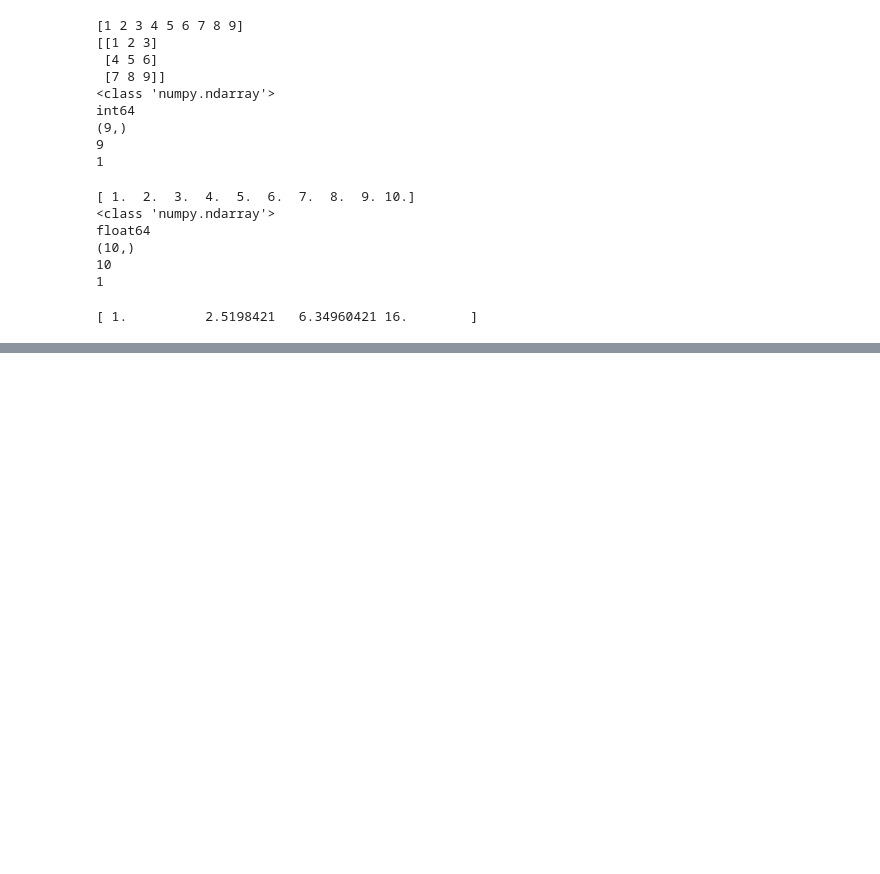
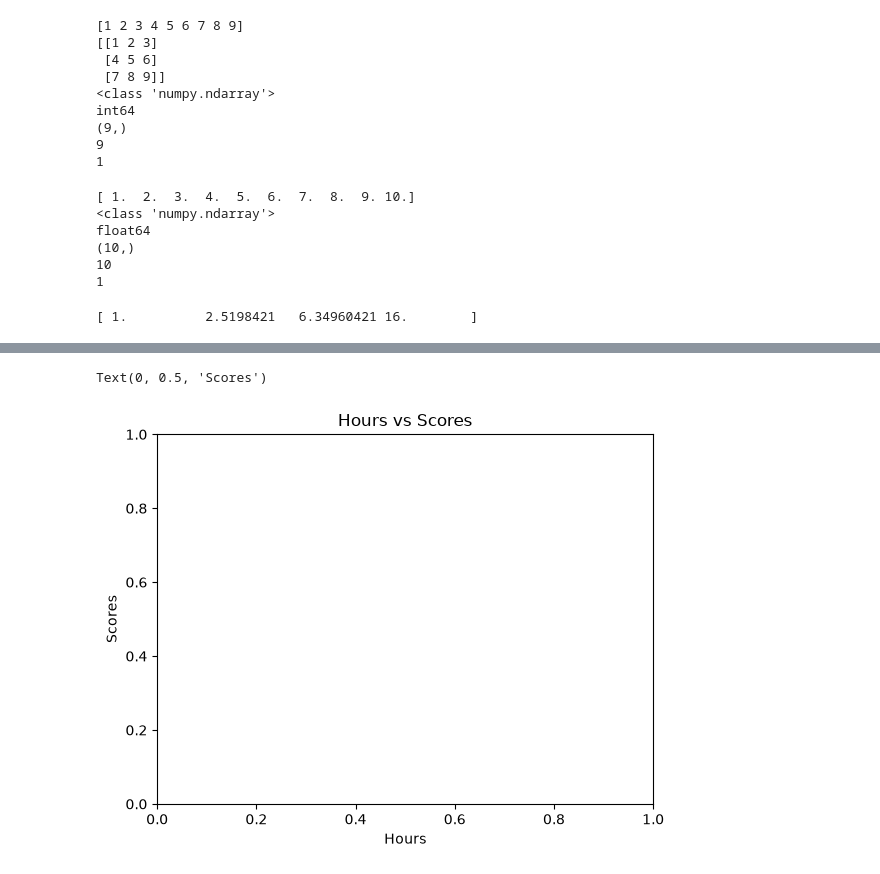
Before and after one commit to OmarFaruk097/python-for-AI-ML, a Jupyter notebook: python-basics.ipynb, the cells around one changed output, grey strips where cells are left out. Drawn from its saved outputs; the diff is of its cells as text; code cells hidden in the pictures; blank space fills up the shorter version.

```diff
--- a/python-basics.ipynb
+++ b/python-basics.ipynb
@@ -699,0 +970,7 @@ print(arr)
+# %%
+plt.title("Hours vs Scores")
+plt.xlabel("Hours")
+plt.ylabel("Scores")
+# %% [output]
+Text(0, 0.5, 'Scores')
+[figure, added]
```
Also changed, not shown: parts of 52 cells of this notebook, 2 other files.
